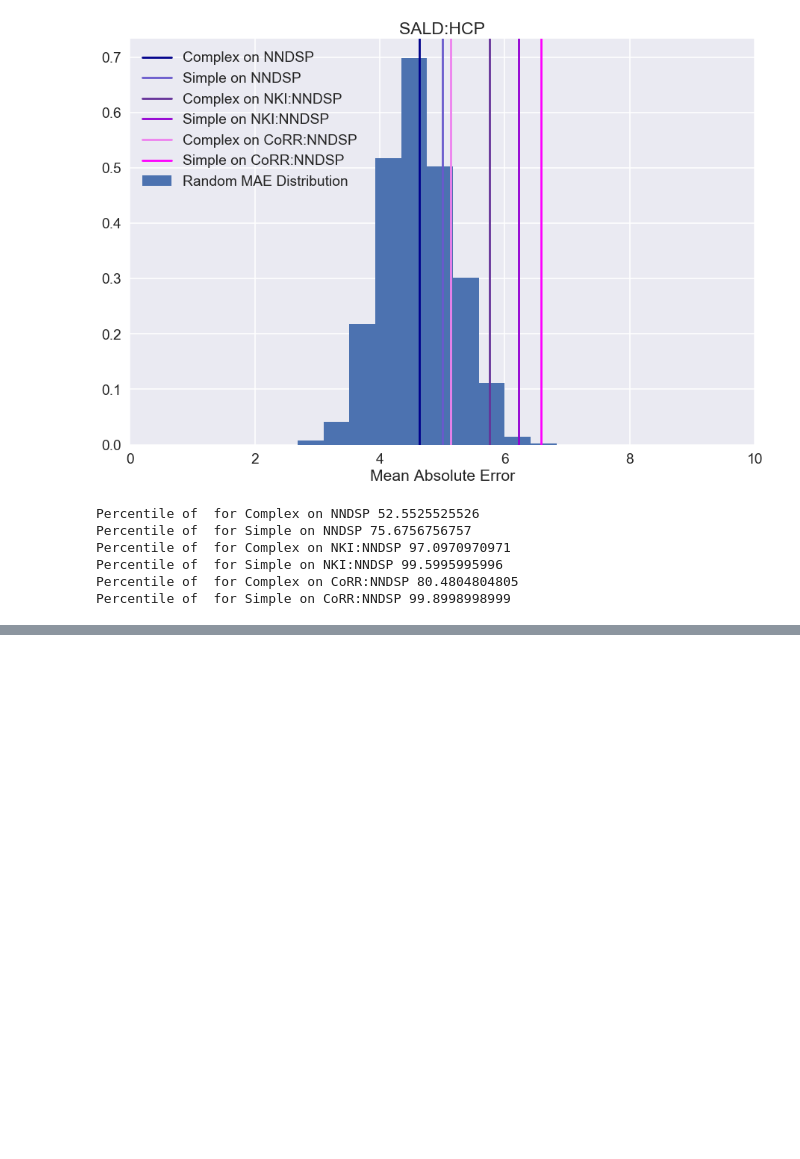
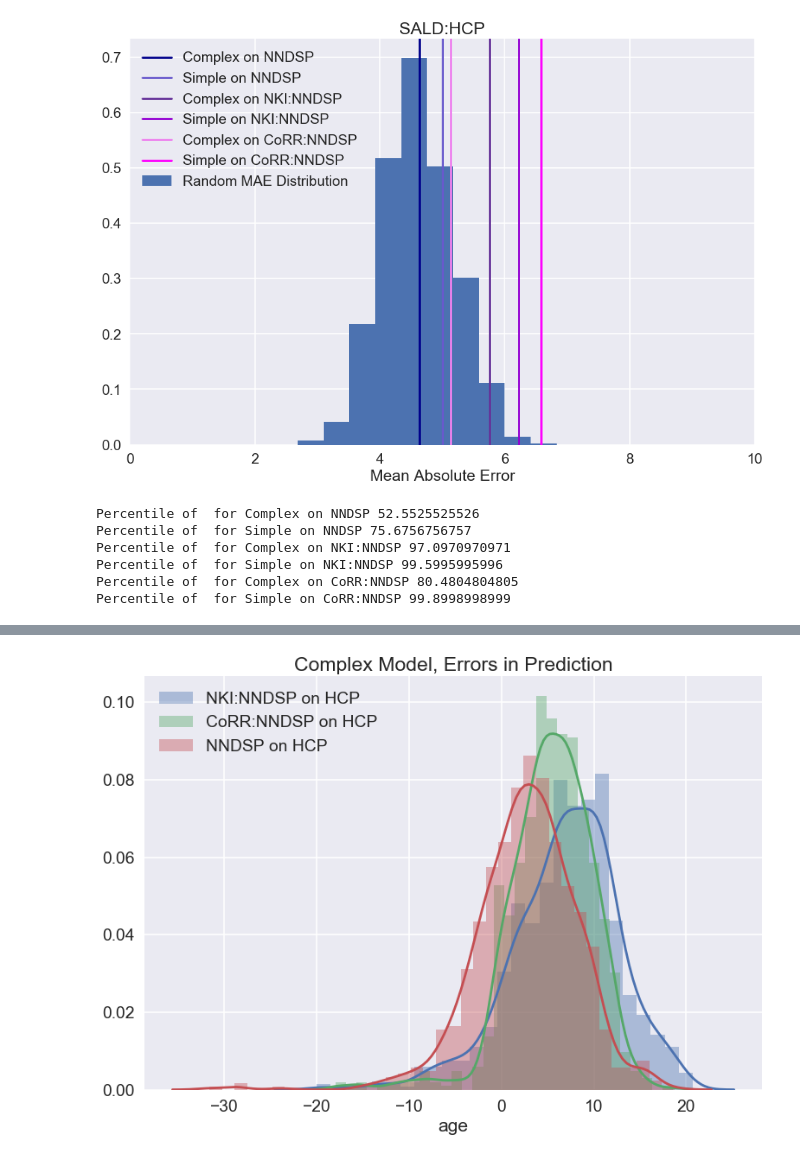
Before and after one commit to niniko1997/NNDSP, a Jupyter notebook: anal/analysis_notebooks/follow_up_analysis/hypothesis_1.ipynb, the cells around one changed output, grey strips where cells are left out. Cells and saved outputs as stored; diff of their text form; code cells hidden in the pictures; blank space fills up the shorter version.

Commit message:
added stat tests to h1

```diff
--- a/anal/analysis_notebooks/follow_up_analysis/hypothesis_1.ipynb
+++ b/anal/analysis_notebooks/follow_up_analysis/hypothesis_1.ipynb
@@ -681,0 +723,8 @@ Percentile of  for Simple on CoRR:NNDSP 99.8998998999
+# %%
+trained_nndsp['Simple on HCP'] = simple_test(df_hcp, hcp_bar_dir, nndsp_simple_pipe, data='HCP', pred = 2)
+trained_nndsp['Simple on NKI:HCP'] = simple_test(df_nki_hcp, nki_bar_dir, nndsp_simple_pipe, data='NKI:HCP', pred= 2,
+                                                is_int = False)
+trained_nndsp['Simple on CoRR:HCP'] = simple_test(df_corr_hcp, corr_bar_dir, nndsp_simple_pipe, data='CoRR:HCP',
+                                                 pred=2, session = '_ses-1')
+trained_nndsp['Simple on SALD:HCP'] = simple_test(df_sald_hcp, sald_bar_dir, nndsp_simple_pipe, data='SALD:HCP',
+                                                 pred=2)
@@ -681,0 +780,7 @@ Percentile of  for Simple on CoRR:NNDSP 99.8998998999
+# %%
+trained_nki2nndsp['Simple on HCP'] = simple_test(df_hcp, hcp_bar_dir, nki2nndsp_simple_pipe, data='HCP', pred = 2)
+trained_nki2nndsp['Simple on CoRR:HCP'] = simple_test(df_corr_hcp, corr_bar_dir, nki2nndsp_simple_pipe, data='CoRR:HCP',
+                                                 pred=2, session = '_ses-1')
+
+trained_nki2nndsp['Simple on SALD:HCP'] = simple_test(df_sald_hcp, sald_bar_dir, nki2nndsp_simple_pipe, data='SALD:HCP',
+                                                 pred=2)
@@ -681,0 +805,13 @@ Percentile of  for Simple on CoRR:NNDSP 99.8998998999
+# %%
+trained_corr2nndsp['Complex on HCP'] = complex_test(df_hcp,
+                                               hcp_bar_dir,
+                                               corr2nndsp_complex_pipes, data='HCP',
+                                               features=hcp_features, pred = 2)
+trained_corr2nndsp['Complex on NKI:HCP'] = complex_test(df_nki_hcp,
+                                               nki_bar_dir,
+                                               corr2nndsp_complex_pipes, data='NKI:HCP',
+                                               features=nki2hcp_features, is_int=False, pred = 2)
+trained_corr2nndsp['Complex on SALD:HCP'] = complex_test(df_sald_hcp,
+                                               sald_bar_dir,
+                                               corr2nndsp_complex_pipes, data='SALD:HCP',
+                                               features=sald2hcp_features, pred = 2)
@@ -681,0 +836,7 @@ Percentile of  for Simple on CoRR:NNDSP 99.8998998999
+# %%
+trained_corr2nndsp['Simple on HCP'] = simple_test(df_hcp, hcp_bar_dir, corr2nndsp_simple_pipe, data='HCP', pred = 2)
+trained_corr2nndsp['Simple on NKI:HCP'] = simple_test(df_nki_hcp, nki_bar_dir, corr2nndsp_simple_pipe, data='NKI:HCP',
+                                                      pred=2,
+                                                is_int = False)
+trained_corr2nndsp['Simple on SALD:HCP'] = simple_test(df_sald_hcp, sald_bar_dir, corr2nndsp_simple_pipe, data='SALD:HCP',
+                                                 pred=2)
@@ -681,0 +896,10 @@ Percentile of  for Simple on CoRR:NNDSP 99.8998998999
+# %%
+import seaborn as sns
+sns.distplot(trained_nki2nndsp['Complex on HCP'], label = 'NKI:NNDSP on HCP')
+sns.distplot(trained_corr2nndsp['Complex on HCP'], label = 'CoRR:NNDSP on HCP')
+sns.distplot(trained_nndsp['Complex on HCP'], label = 'NNDSP on HCP')
+plt.title('Complex Model, Errors in Prediction')
+plt.legend()
+plt.show()
+# %% [output]
+[figure, added]
```
Also changed, not shown: parts of 21 cells of this notebook, 2 other files.
